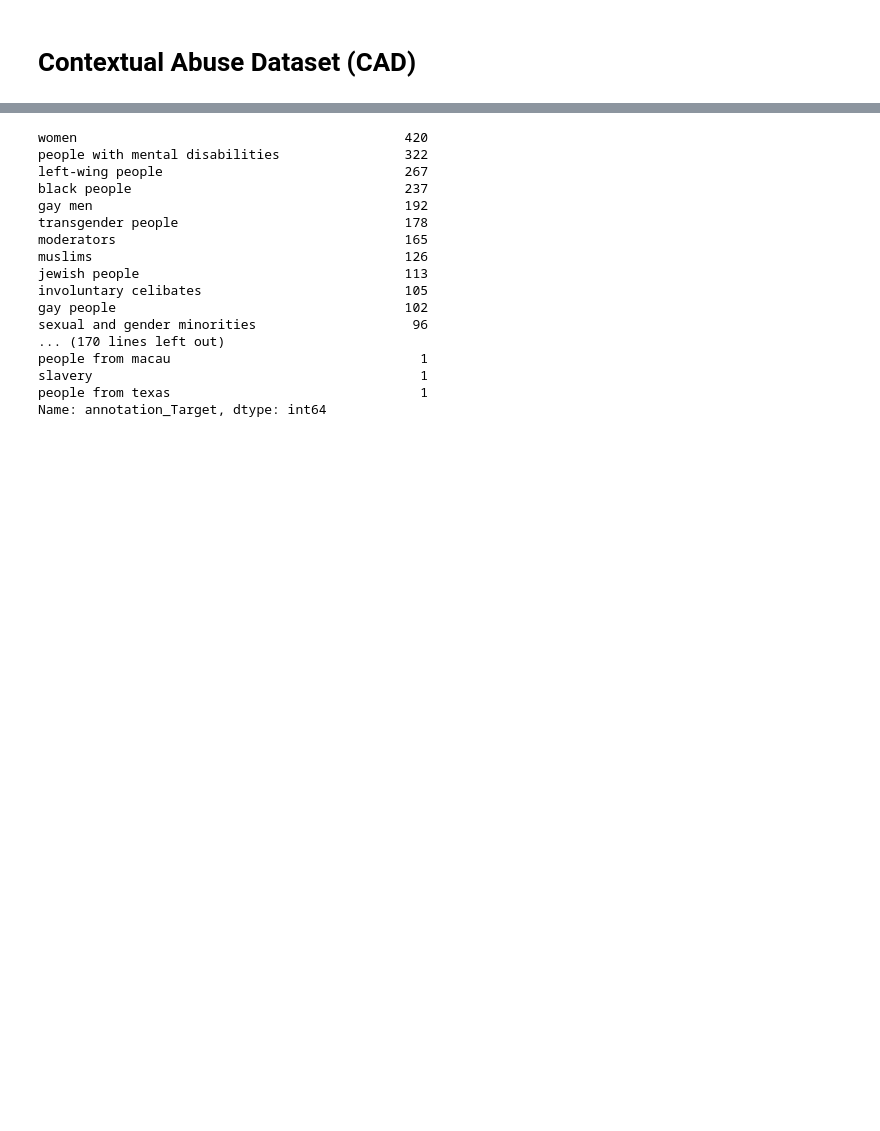
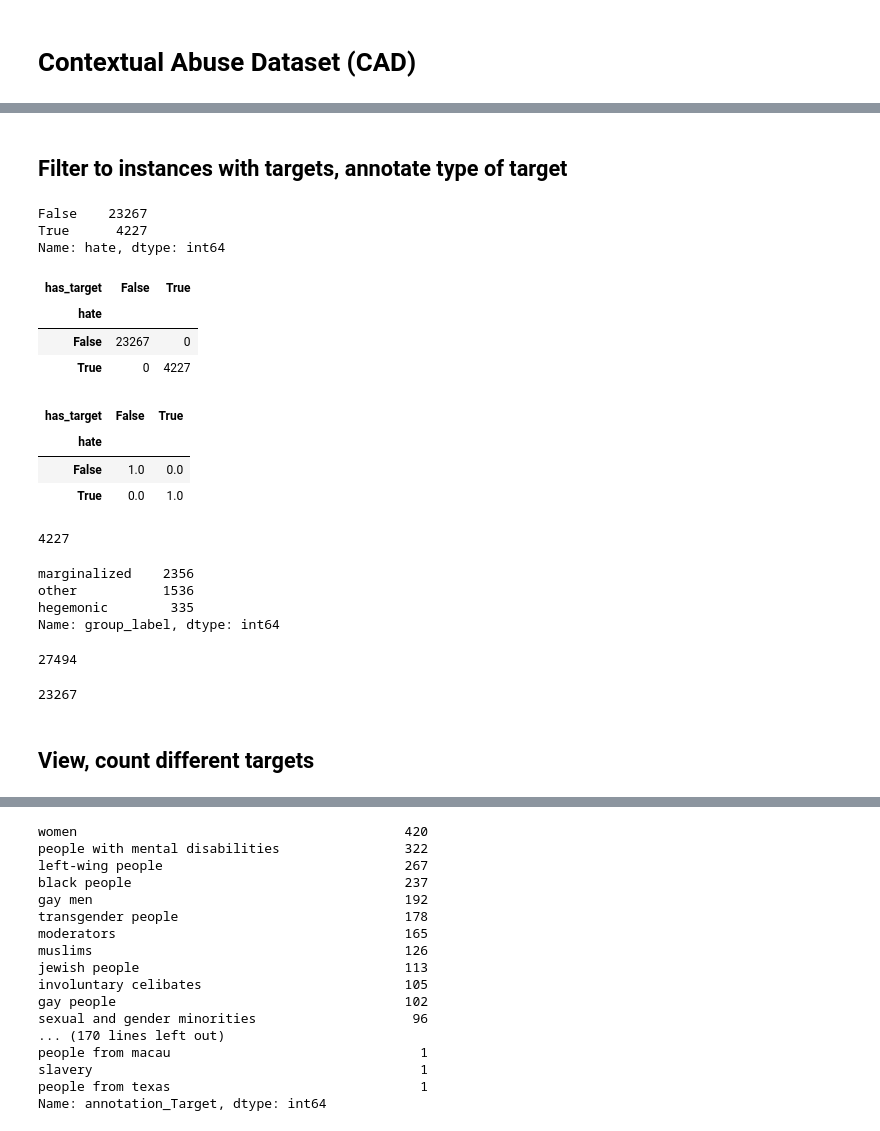
Before and after one commit to michaelmilleryoder/hate_speech_identities, a Jupyter notebook: jupyter/datasets.ipynb, the cells around one changed output, grey strips where cells are left out. Saved outputs shown, nothing was run; the diff lists cells and outputs as text; code cells hidden in the pictures; blank space fills up the shorter version.

```diff
--- a/jupyter/datasets.ipynb
+++ b/jupyter/datasets.ipynb
@@ -276,0 +275,58 @@ line.append(n_targeted)
+# %% [markdown]
+## Filter to instances with targets, annotate type of target
+# %%
+# Get to a t/f hate speech label from labels provided
+label_map = {
+        'Neutral': False,
+        'AffiliationDirectedAbuse': True,
+        'Slur': True,
+        'PersonDirectedAbuse': False,
+        'IdentityDirectedAbuse': True,
+        'CounterSpeech': False
+    }
+
+data['hate'] = data.annotation_Primary.map(label_map.get)
+print(data['hate'].value_counts())
+data['hate'].value_counts(normalize=True)
+
+# Check annotation types of those with targets
+from IPython.display import display
+
+data['has_target'] = ~data.annotation_Target.isnull()
+data.has_target.value_counts()
+
+count_cross = pd.crosstab(data['hate'], data['has_target'])
+display(count_cross)
+percentage_cross = pd.crosstab(data['hate'], data['has_target'], normalize='index')
+percentage_cross
+# %% [output]
+False    23267
+True      4227
+Name: hate, dtype: int64
+| has_target | False | True |
+| hate |  |  |
+| False | 23267 | 0 |
+| True | 0 | 4227 |
+| has_target | False | True |
+| hate |  |  |
+| False | 1.0 | 0.0 |
+| True | 0.0 | 1.0 |
+# %%
+targeted = data.loc[data['has_target']]
+print(len(targeted))
+data['group_label'] = targeted.annotation_Target.map(lambda x: group_labels.get(x, 'other'))
+data.group_label.value_counts()
+# %% [output]
+4227
+marginalized    2356
+other           1536
+hegemonic        335
+Name: group_label, dtype: int64
+# %%
+len(data)
+# %% [output]
+27494
+# %%
+data.group_label.isnull().sum()
+# %% [output]
+23267
@@ -276,0 +335,2 @@ line.append(n_targeted)
+# %% [markdown]
+## View, count different targets
```
Also changed, not shown: parts of 20 cells of this notebook, 1 other file.
